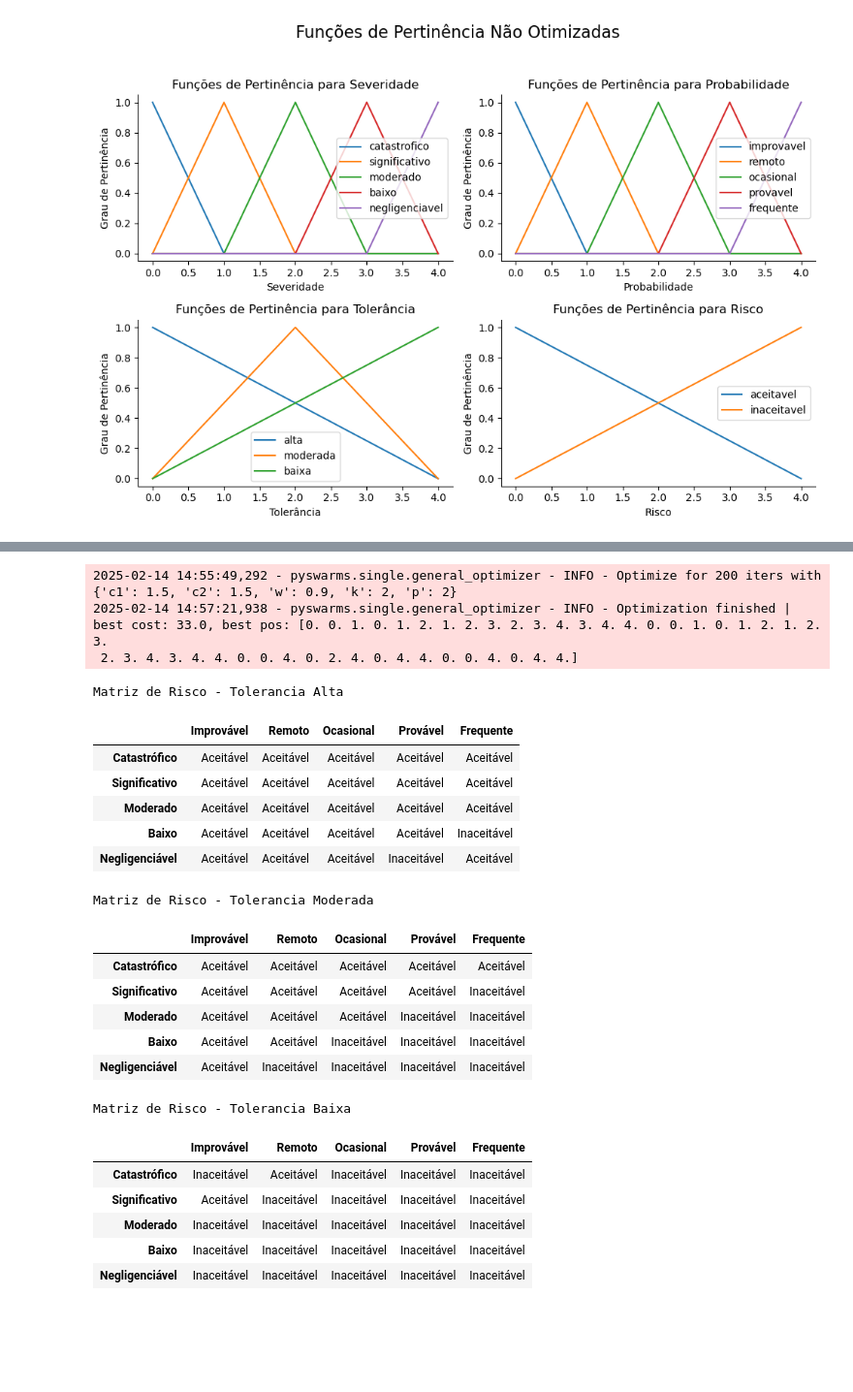
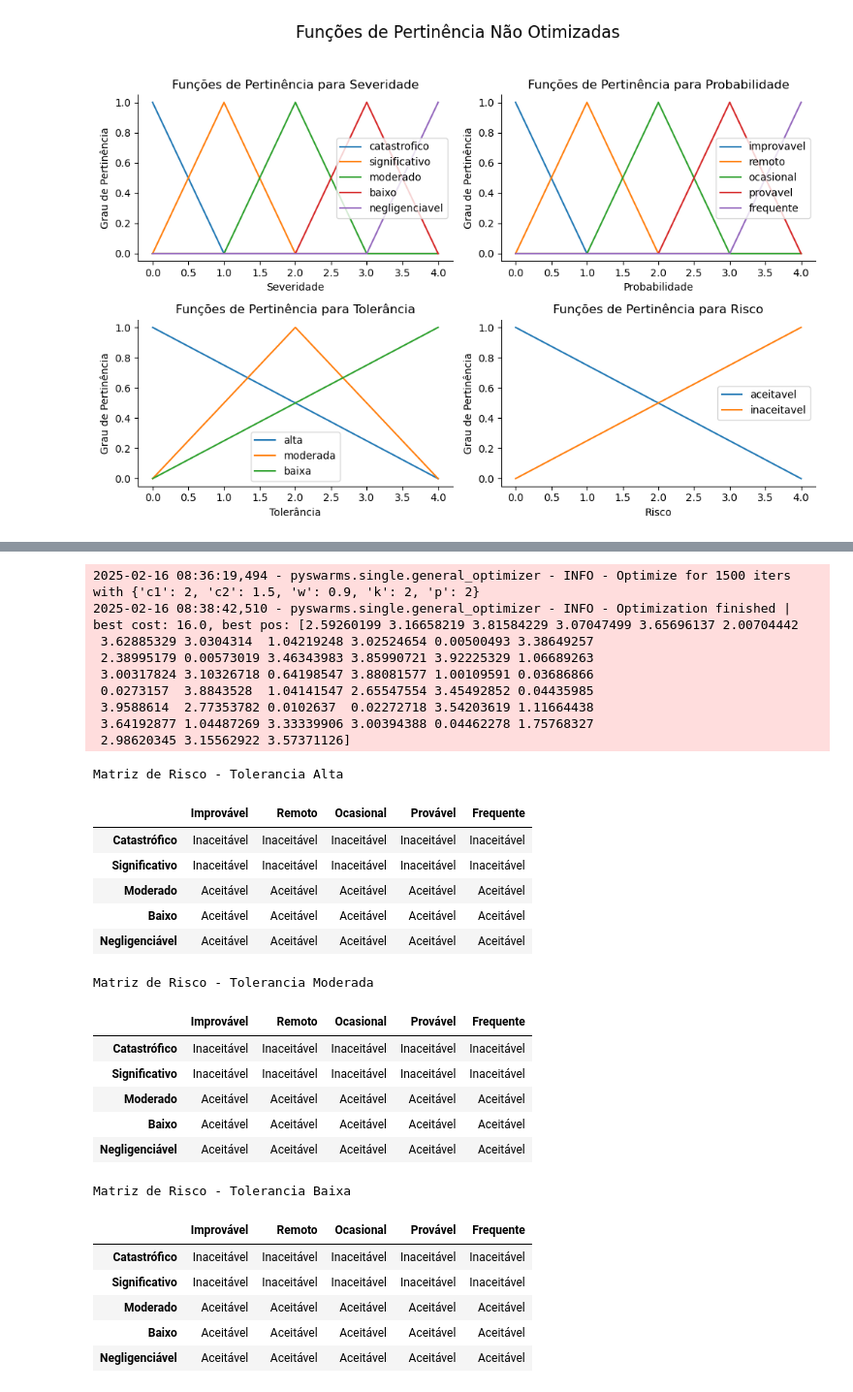
Before and after one commit to Nielo-47/ICA, a Jupyter notebook: Fuzzy.ipynb, the cells around one changed output, grey strips where cells are left out. Shown: that part at 97% size. Saved outputs shown, nothing was run; the diff lists cells and outputs as text; code cells hidden in the pictures; blank space fills up the shorter version.

```diff
--- a/Fuzzy.ipynb
+++ b/Fuzzy.ipynb
@@ -541,19 +522,19 @@ def funcao_custo(params):
         # Atualizar funções de pertinência com os parâmetros otimizados
         try:
             for i, label in enumerate(CODIGOS_SEVERIDADE):
-                sev_param = param[i * 3 : (i + 1) * 3]
+                sev_param = np.sort(param[i * 3 : (i + 1) * 3])
                 fp_sev[label] = fuzz.trimf(x_sev, sev_param)
 
             for i, label in enumerate(CODIGOS_PROBABILIDADE):
-                prob_param = param[15 + i * 3 : 18 + i * 3]
+                prob_param = np.sort(param[15 + i * 3 : 18 + i * 3])
                 fp_prob[label] = fuzz.trimf(x_prob, prob_param)
 
             for i, label in enumerate(CODIGOS_TOLERANCIA):
-                tol_param = param[30 + i * 3 : 33 + i * 3]
+                tol_param = np.sort(param[30 + i * 3 : 33 + i * 3])
                 fp_tol[label] = fuzz.trimf(x_tol, tol_param)
 
             for i, label in enumerate(CODIGOS_RISCO):
-                risc_param = param[39 + i * 3 : 42 + i * 3]
+                risc_param = np.sort(param[39 + i * 3 : 42 + i * 3])
                 fp_risc[label] = fuzz.trimf(x_risc, risc_param)
 
             # Gerar matrizes de risco para diferentes tolerâncias
@@ -585,7 +566,8 @@ ub = [4, 4, 4] * 15
 
 # Executar PSO
 # # Definir posições iniciais das partículas com base nas definições iniciais dos dicts de funções de pertinência
-n_particulas = 1000
+n_particulas = 50
+
 initial_positions = np.tile(
     np.array(sev_abc + prob_abc + tol_abc + risc_abc, dtype=np.float64).flatten(), (n_particulas, 1)
 ).reshape(n_particulas, 45)
@@ -598,54 +580,60 @@ optimizer = GeneralOptimizerPSO(
     options={"c1": 2, "c2": 1.5, "w": 0.9, "k": 2, "p": 2},
     bounds=(lb, ub),
     init_pos=initial_positions,
-    velocity_clamp=(0.01, 1),
+    velocity_clamp=(0.05, 1),
 )
 
 # # Executar o otimizador
-best_cost, params_otimizados = optimizer.optimize(funcao_custo_paralela, iters=200)
+best_cost, params_otimizados = optimizer.optimize(funcao_custo_paralela, iters=1500)
 # %% [output]
-2025-02-14 14:55:49,292 - pyswarms.single.general_optimizer - INFO - Optimize for 200 iters with {'c1': 1.5, 'c2': 1.5, 'w': 0.9, 'k': 2, 'p': 2}
-2025-02-14 14:57:21,938 - pyswarms.single.general_optimizer - INFO - Optimization finished | best cost: 33.0, best pos: [0. 0. 1. 0. 1. 2. 1. 2. 3. 2. 3. 4. 3. 4. 4. 0. 0. 1. 0. 1. 2. 1. 2. 3.
- 2. 3. 4. 3. 4. 4. 0. 0. 4. 0. 2. 4. 0. 4. 4. 0. 0. 4. 0. 4. 4.]
+2025-02-16 08:36:19,494 - pyswarms.single.general_optimizer - INFO - Optimize for 1500 iters with {'c1': 2, 'c2': 1.5, 'w': 0.9, 'k': 2, 'p': 2}
+2025-02-16 08:38:42,510 - pyswarms.single.general_optimizer - INFO - Optimization finished | best cost: 16.0, best pos: [2.59260199 3.16658219 3.81584229 3.07047499 3.65696137 2.00704442
+ 3.62885329 3.0304314  1.04219248 3.02524654 0.00500493 3.38649257
+ 2.38995179 0.00573019 3.46343983 3.85990721 3.92225329 1.06689263
+ 3.00317824 3.10326718 0.64198547 3.88081577 1.00109591 0.03686866
+ 0.0273157  3.8843528  1.04141547 2.65547554 3.45492852 0.04435985
+ 3.9588614  2.77353782 0.0102637  0.02272718 3.54203619 1.11664438
+ 3.64192877 1.04487269 3.33339906 3.00394388 0.04462278 1.75768327
+ 2.98620345 3.15562922 3.57371126]
 # %%
 # Definindo as funcoes de pertinencia otimizadas
 for i, label in enumerate(CODIGOS_SEVERIDADE):
-    fp_sev[label] = fuzz.trimf(x_sev,params_otimizados[i * 3: (i + 1) * 3])
+    fp_sev[label] = fuzz.trimf(x_sev,np.sort(params_otimizados[i * 3: (i + 1) * 3]))
 
 for i, label in enumerate(CODIGOS_PROBABILIDADE):
-    fp_prob[label] = fuzz.trimf(x_prob, params_otimizados[15 + i * 3: 18 + i * 3])
+    fp_prob[label] = fuzz.trimf(x_prob, np.sort(params_otimizados[15 + i * 3: 18 + i * 3]))
 
 for i, label in enumerate(CODIGOS_TOLERANCIA):
-    fp_tol[label] = fuzz.trimf(x_tol, params_otimizados[30 + i * 3: 33 + i * 3])
+    fp_tol[label] = fuzz.trimf(x_tol, np.sort(params_otimizados[30 + i * 3: 33 + i * 3]))
 
 for i, label in enumerate(CODIGOS_RISCO):
-    fp_risc[label] = fuzz.trimf(x_risc, params_otimizados[39 + i * 3: 42 + i * 3])
+    fp_risc[label] = fuzz.trimf(x_risc, np.sort(params_otimizados[39 + i * 3: 42 + i * 3]))
 
 for tol in ROTULOS_TOLERANCIA:
     print(f"Matriz de Risco - Tolerancia {tol}")
     display(gerar_matriz_de_risco_sem_regras(tol.lower()))
 # %% [output]
 Matriz de Risco - Tolerancia Alta
 |  | Improvável | Remoto | Ocasional | Provável | Frequente |
-| Catastrófico | Aceitável | Aceitável | Aceitável | Aceitável | Aceitável |
-| Significativo | Aceitável | Aceitável | Aceitável | Aceitável | Aceitável |
+| Catastrófico | Inaceitável | Inaceitável | Inaceitável | Inaceitável | Inaceitável |
+| Significativo | Inaceitável | Inaceitável | Inaceitável | Inaceitável | Inaceitável |
 | Moderado | Aceitável | Aceitável | Aceitável | Aceitável | Aceitável |
-| Baixo | Aceitável | Aceitável | Aceitável | Aceitável | Inaceitável |
-| Negligenciável | Aceitável | Aceitável | Aceitável | Inaceitável | Aceitável |
+| Baixo | Aceitável | Aceitável | Aceitável | Aceitável | Aceitável |
+| Negligenciável | Aceitável | Aceitável | Aceitável | Aceitável | Aceitável |
 Matriz de Risco - Tolerancia Moderada
 |  | Improvável | Remoto | Ocasional | Provável | Frequente |
-| Catastrófico | Aceitável | Aceitável | Aceitável | Aceitável | Aceitável |
-| Significativo | Aceitável | Aceitável | Aceitável | Aceitável | Inaceitável |
-| Moderado | Aceitável | Aceitável | Aceitável | Inaceitável | Inaceitável |
-| Baixo | Aceitável | Aceitável | Inaceitável | Inaceitável | Inaceitável |
-| Negligenciável | Aceitável | Inaceitável | Inaceitável | Inaceitável | Inaceitável |
+| Catastrófico | Inaceitável | Inaceitável | Inaceitável | Inaceitável | Inaceitável |
+| Significativo | Inaceitável | Inaceitável | Inaceitável | Inaceitável | Inaceitável |
+| Moderado | Aceitável | Aceitável | Aceitável | Aceitável | Aceitável |
+| Baixo | Aceitável | Aceitável | Aceitável | Aceitável | Aceitável |
+| Negligenciável | Aceitável | Aceitável | Aceitável | Aceitável | Aceitável |
 Matriz de Risco - Tolerancia Baixa
 |  | Improvável | Remoto | Ocasional | Provável | Frequente |
-| Catastrófico | Inaceitável | Aceitável | Inaceitável | Inaceitável | Inaceitável |
-| Significativo | Aceitável | Inaceitável | Inaceitável | Inaceitável | Inaceitável |
-| Moderado | Inaceitável | Inaceitável | Inaceitável | Inaceitável | Inaceitável |
-| Baixo | Inaceitável | Inaceitável | Inaceitável | Inaceitável | Inaceitável |
-| Negligenciável | Inaceitável | Inaceitável | Inaceitável | Inaceitável | Inaceitável |
+| Catastrófico | Inaceitável | Inaceitável | Inaceitável | Inaceitável | Inaceitável |
+| Significativo | Inaceitável | Inaceitável | Inaceitável | Inaceitável | Inaceitável |
+| Moderado | Aceitável | Aceitável | Aceitável | Aceitável | Aceitável |
+| Baixo | Aceitável | Aceitável | Aceitável | Aceitável | Aceitável |
+| Negligenciável | Aceitável | Aceitável | Aceitável | Aceitável | Aceitável |
 # %%
 from pyswarms.utils.plotters import plot_cost_history
 
```
Also changed, not shown: parts of 11 cells of this notebook.
